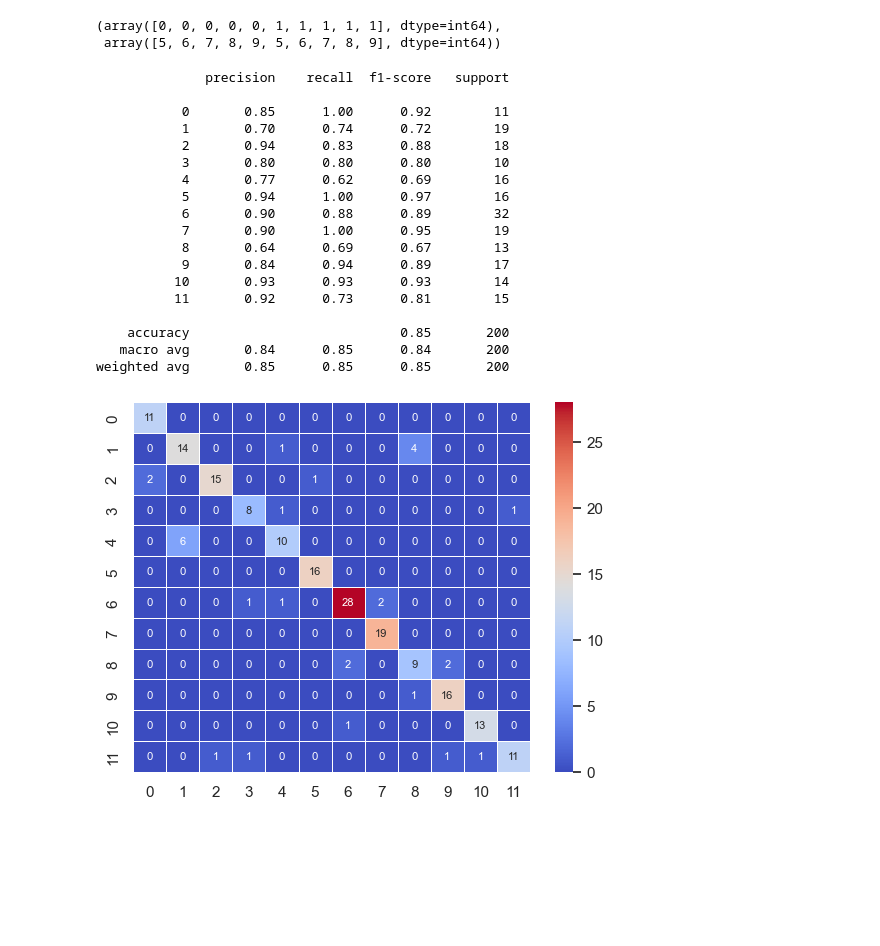
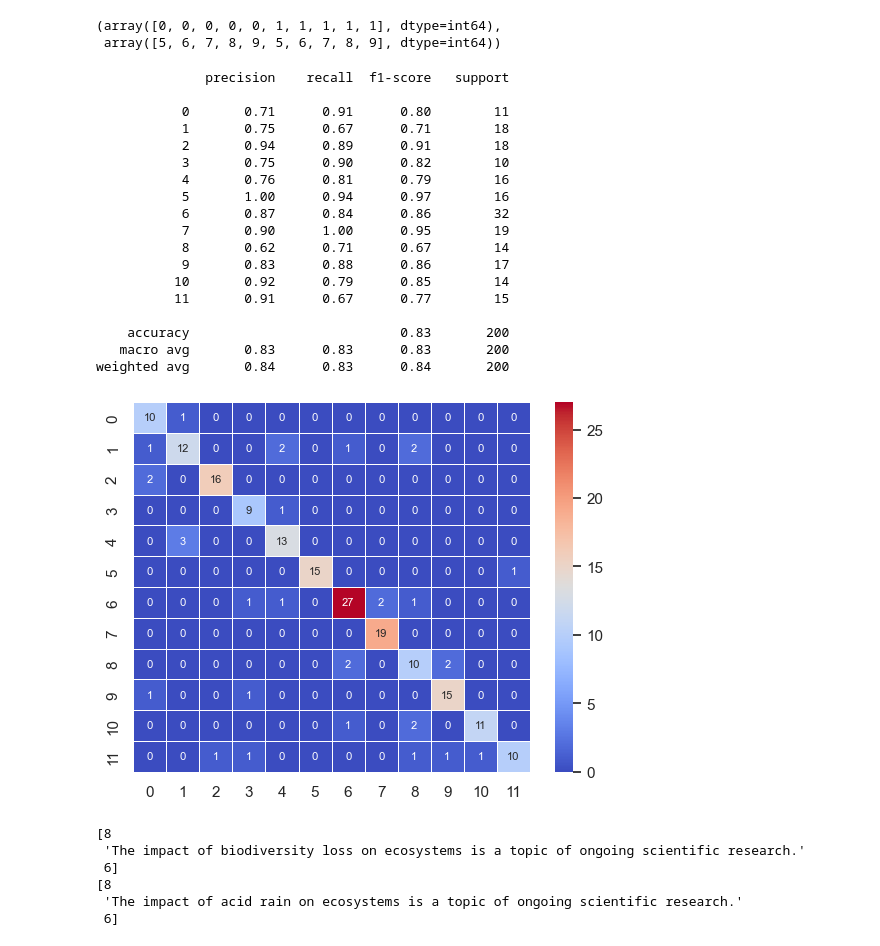
Before and after one commit to baptlem/sentence_classification, a Jupyter notebook: matthias_notebook.ipynb, the cells around one changed output. Saved outputs shown, nothing was run; the diff lists cells and outputs as text; code cells hidden in the pictures; blank space fills up the shorter version.

```diff
--- a/matthias_notebook.ipynb
+++ b/matthias_notebook.ipynb
@@ -297,29 +303,40 @@ row_indices
 # %%
 from clean_code.utilities import  load_prediction,evaluation
 
-pred = load_prediction("lol2")
+pred = load_prediction("lol6")
 # pred = pd.read_csv("results/test.csv")
 evaluation([pred],df_test)
 # %% [output]
               precision    recall  f1-score   support
 
-           0       0.85      1.00      0.92        11
-           1       0.70      0.74      0.72        19
-           2       0.94      0.83      0.88        18
-           3       0.80      0.80      0.80        10
-           4       0.77      0.62      0.69        16
-           5       0.94      1.00      0.97        16
-           6       0.90      0.88      0.89        32
+           0       0.71      0.91      0.80        11
+           1       0.75      0.67      0.71        18
+           2       0.94      0.89      0.91        18
+           3       0.75      0.90      0.82        10
+           4       0.76      0.81      0.79        16
+           5       1.00      0.94      0.97        16
+           6       0.87      0.84      0.86        32
            7       0.90      1.00      0.95        19
-           8       0.64      0.69      0.67        13
-           9       0.84      0.94      0.89        17
-          10       0.93      0.93      0.93        14
-          11       0.92      0.73      0.81        15
+           8       0.62      0.71      0.67        14
+           9       0.83      0.88      0.86        17
+          10       0.92      0.79      0.85        14
+          11       0.91      0.67      0.77        15
 
-    accuracy                           0.85       200
-   macro avg       0.84      0.85      0.84       200
-weighted avg       0.85      0.85      0.85       200
+    accuracy                           0.83       200
+   macro avg       0.83      0.83      0.83       200
+weighted avg       0.84      0.83      0.84       200
-[figure, old version]
+[figure, new version]
+# %%
+df_test["pred"] = pred
+for elem in np.array(df_test[(df_test["labels"]==8) & (df_test["pred"]==6)]):
+    print(elem)
+# %% [output]
+[8
+ 'The impact of biodiversity loss on ecosystems is a topic of ongoing scientific research.'
+ 6]
+[8
+ 'The impact of acid rain on ecosystems is a topic of ongoing scientific research.'
+ 6]
 # %%
 # np.mean(df_test["labels"]==pred)
 df_test["pred"] = pred
```
Also changed, not shown: parts of 2 cells of this notebook, 35 other files.
